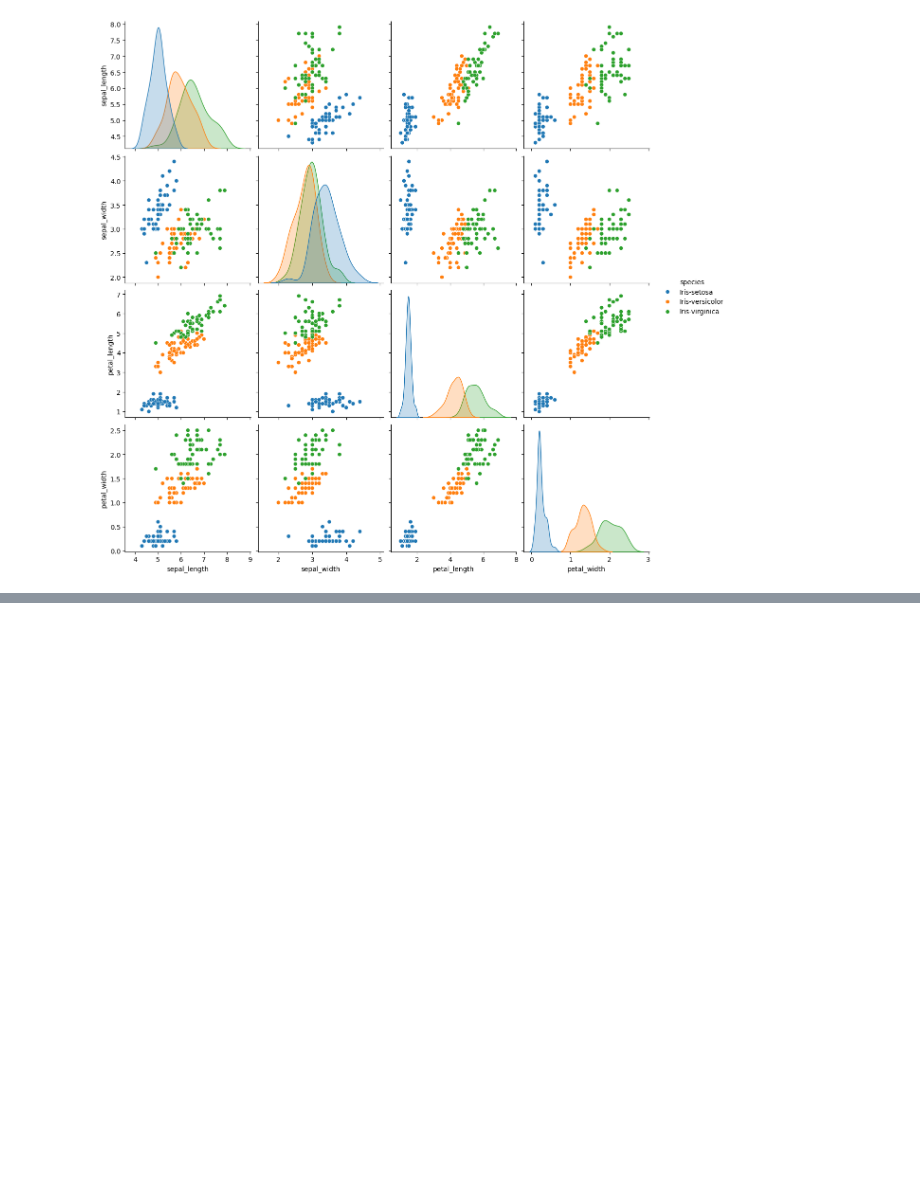
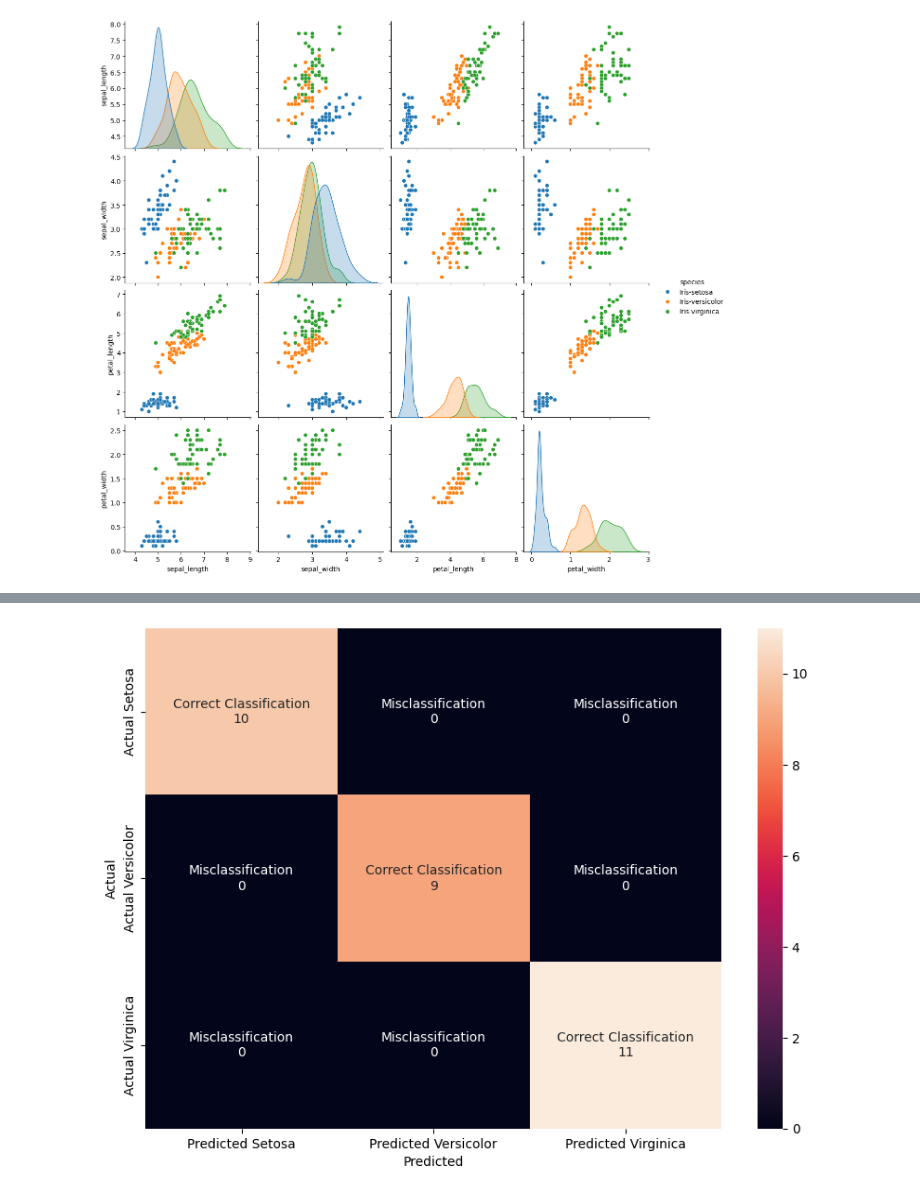
Before and after one commit to leechee/Iris-Flower-Classification-Tutorial, a Jupyter notebook: iris_classification.ipynb, the cells around one changed output, grey strips where cells are left out. Saved outputs shown, nothing was run; the diff lists cells and outputs as text; code cells hidden in the pictures; blank space fills up the shorter version.

Commit message:
confusion matrix and classification report

```diff
--- a/iris_classification.ipynb
+++ b/iris_classification.ipynb
@@ -96,0 +241,24 @@ plt.show()
+# %%
+# Confusion matrix
+cf_matrix = confusion_matrix(y_test_labels, y_pred)
+
+# Labels for the confusion matrix heatmap
+labels = ['Correct Classification', 'Misclassification', 'Misclassification',
+          'Misclassification', 'Correct Classification', 'Misclassification',
+          'Misclassification', 'Misclassification', 'Correct Classification']
+values = ['{0:0.0f}'.format(value) for value in cf_matrix.flatten()]
+annotations = [f'{v1}\n{v2}' for v1, v2 in zip(labels, values)]
+annotations = np.asarray(annotations).reshape(3, 3)
+
+# Axis labels for heatmap
+axxlabels = ['Predicted Setosa', 'Predicted Versicolor', 'Predicted Virginica']
+axylabels = ['Actual Setosa', 'Actual Versicolor', 'Actual Virginica']
+
+# Plotting the heatmap
+plt.figure(figsize=(10, 7))
+sns.heatmap(cf_matrix, annot=annotations, fmt='', xticklabels=axxlabels, yticklabels=axylabels)
+plt.xlabel('Predicted')
+plt.ylabel('Actual')
+plt.show()
+# %% [output]
+[figure, added]
```
Also changed, not shown: parts of 14 cells of this notebook, 3 other files.
